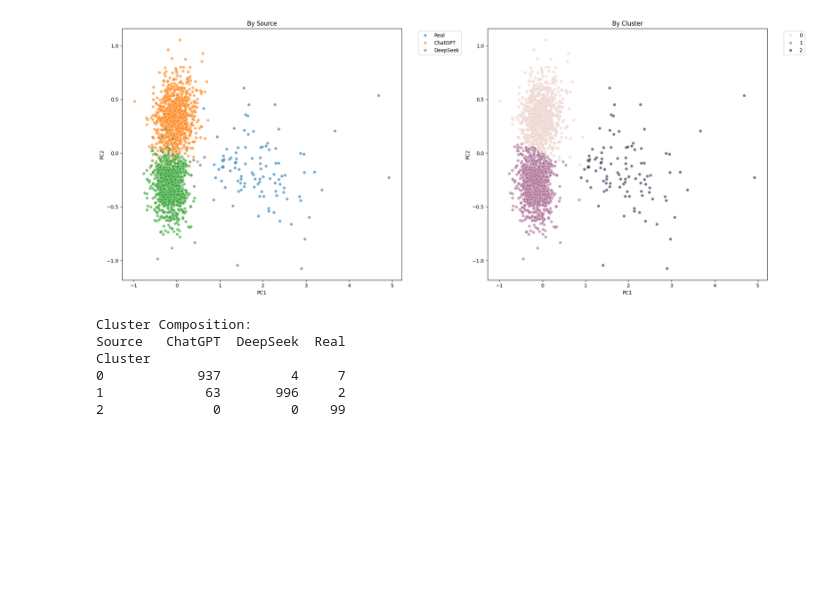
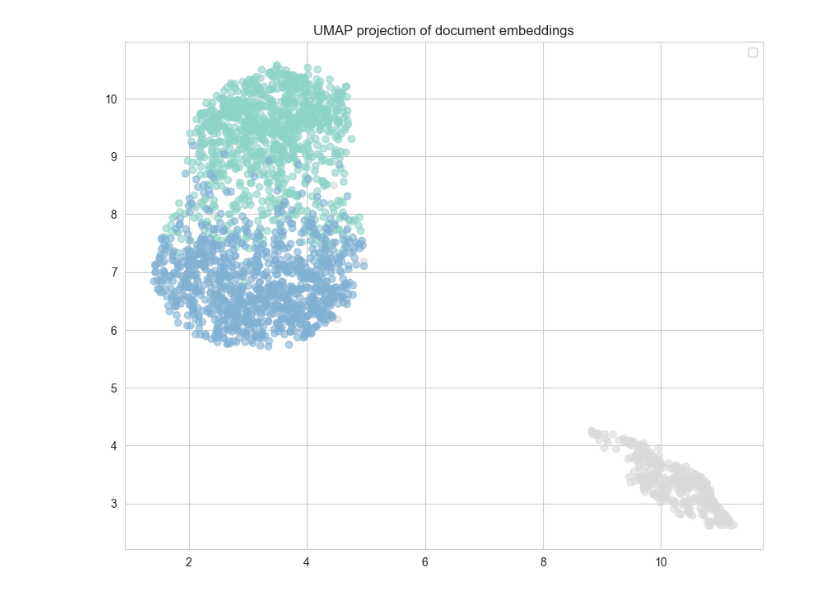
Before and after one commit to heinrichhegenbarth/CDSCO1002U_F25_Natural_Language_Processing-Text_Analytics, a Jupyter notebook: B_analysis/vector_semantics.ipynb, the cells around one changed output. Drawn from its saved outputs; the diff is of its cells as text; code cells hidden in the pictures; blank space fills up the shorter version.

```diff
--- a/B_analysis/vector_semantics.ipynb
+++ b/B_analysis/vector_semantics.ipynb
@@ -75,31 +197,40 @@ plt.show()
-# %%
-n_clusters = 3
-kmeans = KMeans(n_clusters=n_clusters, random_state=42)
-cluster_labels = kmeans.fit_predict(embeddings)
-
-plot_df['Cluster'] = cluster_labels
-
-fig, (ax1, ax2) = plt.subplots(1, 2, figsize=(20, 8))
-
-sns.scatterplot(data=plot_df, x='PC1', y='PC2', hue='Source', alpha=0.6, ax=ax1)
-ax1.set_title('By Source')
-ax1.legend(bbox_to_anchor=(1.05, 1), loc='upper left')
-
-sns.scatterplot(data=plot_df, x='PC1', y='PC2', hue='Cluster', alpha=0.6, ax=ax2)
-ax2.set_title('By Cluster')
-ax2.legend(bbox_to_anchor=(1.05, 1), loc='upper left')
-
-plt.tight_layout()
-plt.show()
-
-cluster_composition = pd.crosstab(plot_df['Cluster'], plot_df['Source'])
-print("\nCluster Composition:")
-print(cluster_composition)
-# %% [output]
-[figure, removed]
-Cluster Composition:
-Source   ChatGPT  DeepSeek  Real
-Cluster
-0            937         4     7
-1             63       996     2
-2              0         0    99
+# %%
+documents = [TaggedDocument(doc, [i]) for i, doc in enumerate(all_documents)]
+doc2vec_results = evaluate_doc2vec(documents)
+best_doc2vec_params = doc2vec_results.loc[doc2vec_results['score'].idxmax()]
+# %%
+from gensim.models.doc2vec import Doc2Vec, TaggedDocument
+
+tagged_documents = [TaggedDocument(words=doc, tags=[i]) for i, doc in enumerate(all_documents)]
+
+doc2vec_model = Doc2Vec(vector_size=int(best_doc2vec_params['vector_size']),
+                       window=int(best_doc2vec_params['window']),
+                       min_count=1)  # Consider words that appear at least once
+
+doc2vec_model.build_vocab(tagged_documents)
+
+doc2vec_model.train(tagged_documents,
+                   total_examples=doc2vec_model.corpus_count,
+                   epochs=20)
+
+doc_vectors = np.array([doc2vec_model.infer_vector(doc) for doc in all_documents])
+# %%
+umap_results = evaluate_umap_params(doc_vectors)
+best_umap_params = umap_results.loc[umap_results['silhouette_score'].idxmax()]
+# %%
+# Project to lower dimension using UMAP
+umap_reducer = umap.UMAP(n_neighbors=int(best_umap_params['n_neighbors']),
+                         min_dist=float(best_umap_params['min_dist']),
+                         metric='cosine',
+                         random_state=42)
+embeddings = umap_reducer.fit_transform(doc_vectors)
+
+# Visualize UMAP projection
+plt.figure(figsize=(10, 8))
+scatter = plt.scatter(umap_embeddings[:, 0], umap_embeddings[:, 1],
+                     c=[plt.cm.Set3(i/3) for i in pd.Categorical(labels).codes], alpha=0.6)
+plt.legend(handles=scatter.legend_elements()[0], labels=list(set(labels)))
+plt.title('UMAP projection of document embeddings')
+plt.show()
+# %% [output]
+[figure, added]
```
Also changed, not shown: parts of 18 cells of this notebook, 1 other file.
